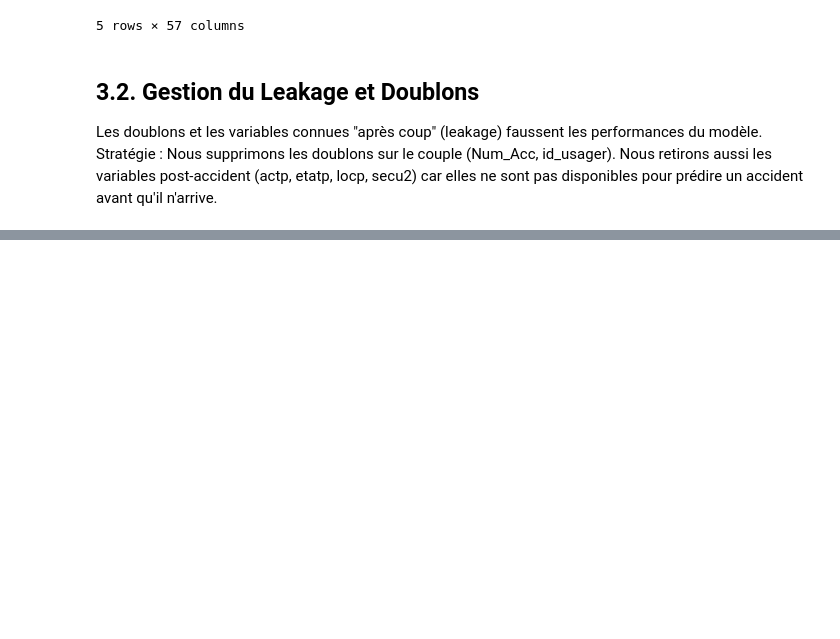
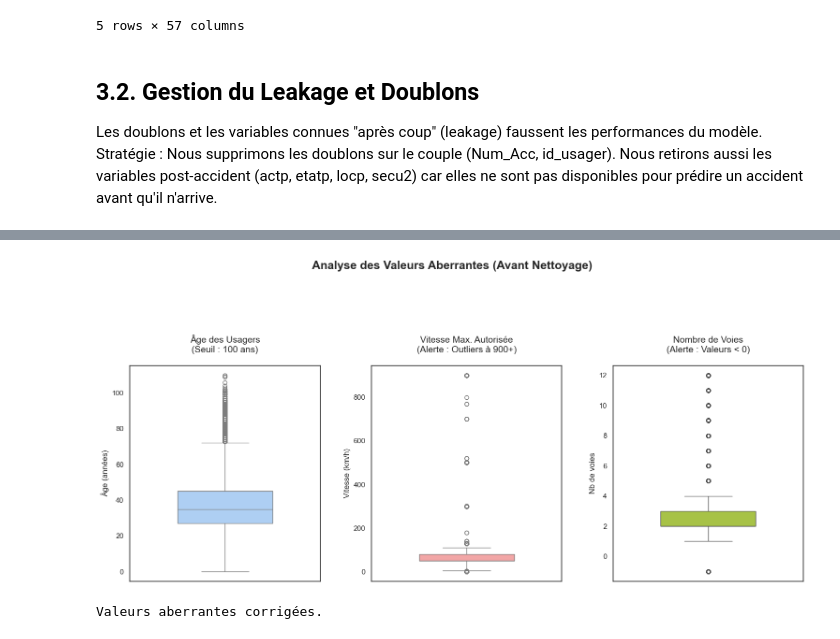
Before and after one commit to Adjaaaaaaaa/accidents_route_pr-diction, a Jupyter notebook: notebooks/etl_cleaning.ipynb, the cells around one changed output, grey strips where cells are left out. Cells and saved outputs as stored; diff of their text form; code cells hidden in the pictures; blank space fills up the shorter version.

```diff
--- a/notebooks/etl_cleaning.ipynb
+++ b/notebooks/etl_cleaning.ipynb
@@ -306,0 +357,48 @@ Succès ! Dimensions finales : (506467, 60)
+# %%
+# On définit un style plus propre
+sns.set_theme(style="white")
+plt.rcParams['axes.titlesize'] = 14
+plt.rcParams['axes.labelsize'] = 12
+
+# Création de la figure avec une taille plus grande pour laisser respirer les titres
+fig, axes = plt.subplots(1, 3, figsize=(16, 7))
+fig.suptitle("Analyse des Valeurs Aberrantes (Avant Nettoyage)", fontsize=18, fontweight='bold', y=1.05)
+
+# 1. Boxplot Âge
+sns.boxplot(y=df['age'], ax=axes[0], color='#A2CFFE', width=0.5)
+axes[0].set_title("Âge des Usagers\n(Seuil : 100 ans)", pad=20)
+axes[0].set_ylabel("Âge (années)")
+
+# 2. Boxplot Vitesse (VMA)
+sns.boxplot(y=df['vma'], ax=axes[1], color='#FF9999', width=0.5)
+axes[1].set_title("Vitesse Max. Autorisée\n(Alerte : Outliers à 900+)", pad=20)
+axes[1].set_ylabel("Vitesse (km/h)")
+
+# 3. Boxplot Nombre de Voies
+sns.boxplot(y=df['nbv'], ax=axes[2], color='#B2D732', width=0.5)
+axes[2].set_title("Nombre de Voies\n(Alerte : Valeurs < 0)", pad=20)
+axes[2].set_ylabel("Nb de voies")
+
+# Ajustement automatique de l'espacement pour éviter les chevauchements
+plt.tight_layout(pad=3.0)
+plt.show()
+# %% [output]
+[figure, added]
+# %%
+# 1. Nettoyage de la Vitesse (VMA)
+# On ramène tout ce qui est supérieur à 130 à la vitesse maximale autorisée en France
+df.loc[df['vma'] > 130, 'vma'] = 130
+
+# 2. Nettoyage du Nombre de voies (NBV)
+# On force en numérique et on remplace les valeurs < 1 par 2 (la norme standard)
+df['nbv'] = pd.to_numeric(df['nbv'], errors='coerce')
+df.loc[df['nbv'] < 1, 'nbv'] = 2
+df.loc[df['nbv'] > 10, 'nbv'] = 2 # Plafonnement à 10 voies
+
+# 3. Nettoyage de l'Âge
+# On plafonne l'âge à 100 ans pour éviter les doyens extrêmes qui biaisent les statistiques
+df.loc[df['age'] > 100, 'age'] = 100
+
+print("Valeurs aberrantes corrigées.")
+# %% [output]
+Valeurs aberrantes corrigées.
```
Also changed, not shown: parts of 18 cells of this notebook, 10 other files.
